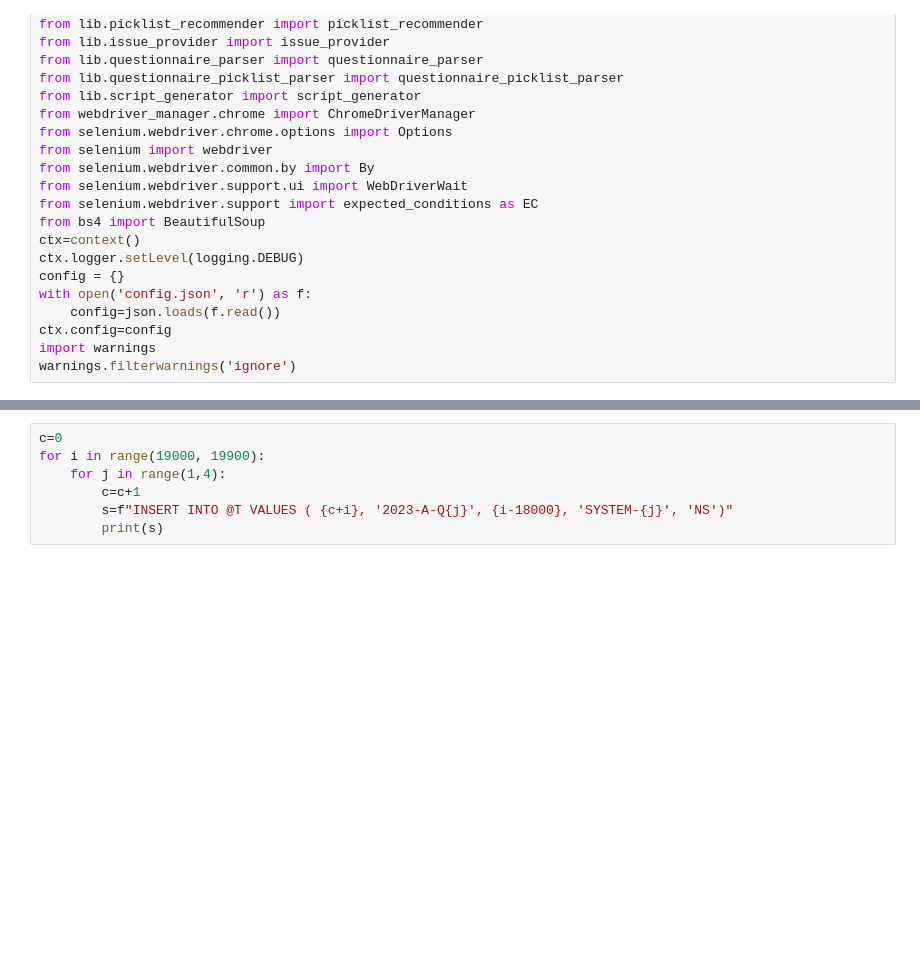
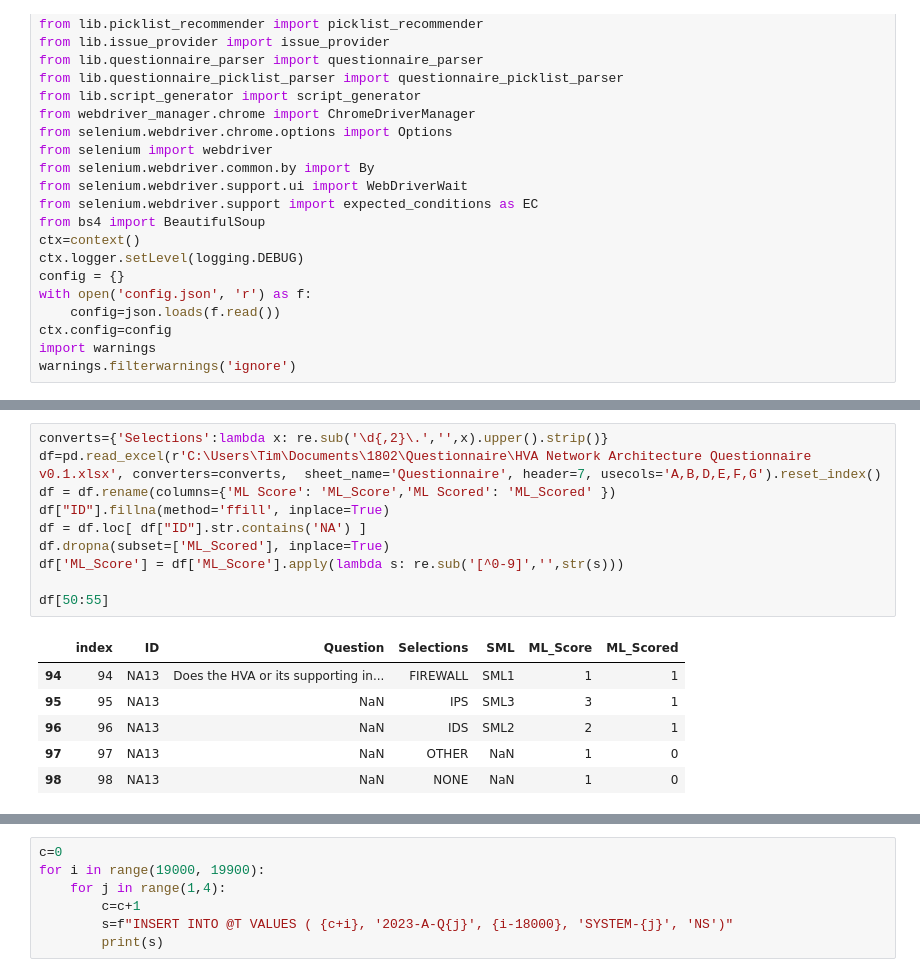
Before and after one commit to tmnkopp/PythonAutomation, a Jupyter notebook: CodeGenerators/codegen.ipynb, the cells around one changed output, grey strips where cells are left out. Cells and saved outputs as stored; diff of their text form; blank space fills up the shorter version.

```diff
--- a/CodeGenerators/codegen.ipynb
+++ b/CodeGenerators/codegen.ipynb
@@ -27,0 +56,17 @@ warnings.filterwarnings('ignore')
+# %%
+converts={'Selections':lambda x: re.sub('\d{,2}\.','',x).upper().strip()}
+df=pd.read_excel(r'C:\Users\Tim\Documents\1802\Questionnaire\HVA Network Architecture Questionnaire v0.1.xlsx', converters=converts,  sheet_name='Questionnaire', header=7, usecols='A,B,D,E,F,G').reset_index()
+df = df.rename(columns={'ML Score': 'ML_Score','ML Scored': 'ML_Scored' })
+df["ID"].fillna(method='ffill', inplace=True)
+df = df.loc[ df["ID"].str.contains('NA') ]
+df.dropna(subset=['ML_Scored'], inplace=True)
+df['ML_Score'] = df['ML_Score'].apply(lambda s: re.sub('[^0-9]','',str(s)))
+
+df[50:55]
+# %% [output]
+|  | index | ID | Question | Selections | SML | ML_Score | ML_Scored |
+| 94 | 94 | NA13 | Does the HVA or its supporting in... | FIREWALL | SML1 | 1 | 1 |
+| 95 | 95 | NA13 | NaN | IPS | SML3 | 3 | 1 |
+| 96 | 96 | NA13 | NaN | IDS | SML2 | 2 | 1 |
+| 97 | 97 | NA13 | NaN | OTHER | NaN | 1 | 0 |
+| 98 | 98 | NA13 | NaN | NONE | NaN | 1 | 0 |
```
Also changed, not shown: parts of 9 cells of this notebook, 5 other files.
